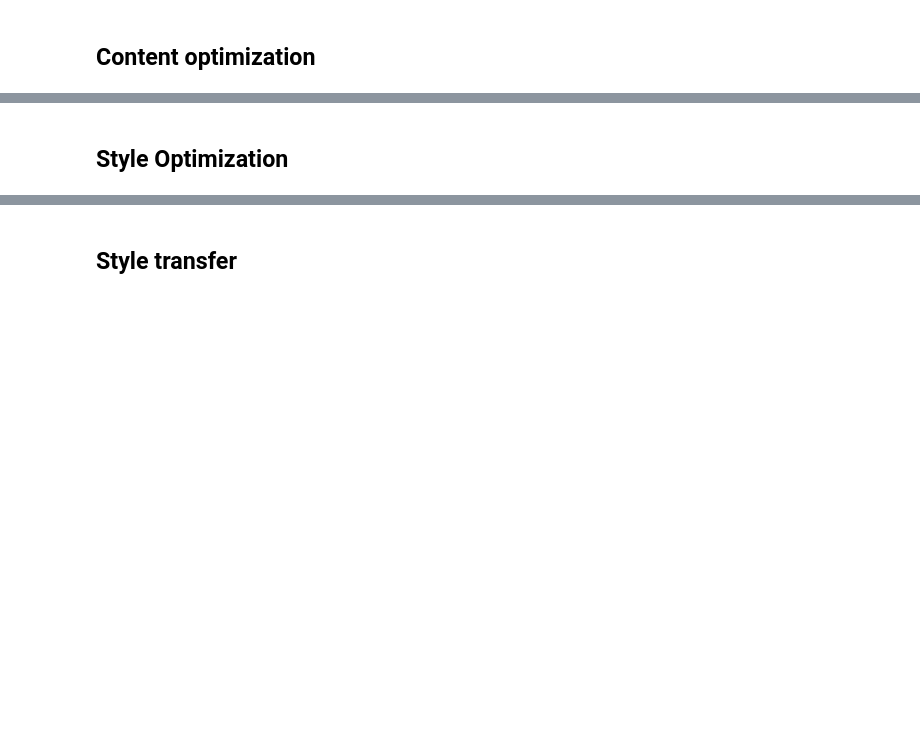
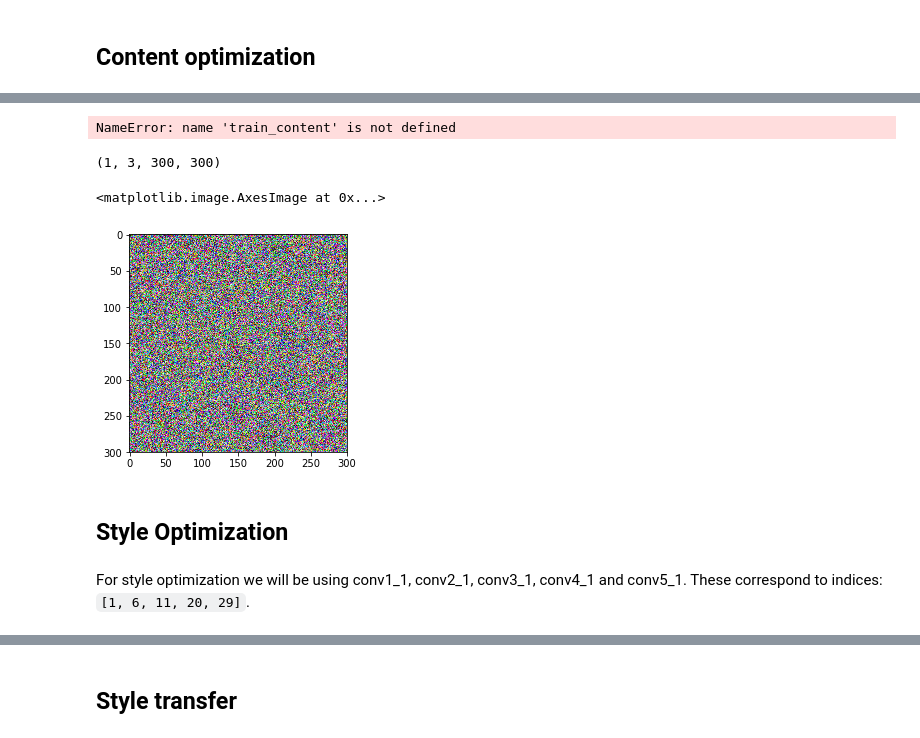
Before and after one commit to yanneta/dl-course, a Jupyter notebook: neural-style-transfer.ipynb, the cells around one changed output, grey strips where cells are left out. Cells and saved outputs as stored; diff of their text form; code cells hidden in the pictures; blank space fills up the shorter version.

```diff
--- a/neural-style-transfer.ipynb
+++ b/neural-style-transfer.ipynb
@@ -232,0 +313,36 @@ Clipping input data to the valid range for imshow with RGB data ([0..1] for floa
+# %%
+def train_content(optimizer, targ_v, im_opt, iters):
+    for i in range(iters):
+        def closure():
+            # constrain image to be between (0,1)
+            im_opt.data.clamp_(0, 1)
+            optimizer.zero_grad()
+            # run the model
+            #out = m_vgg(im_opt)
+            #out2 = Variable(feat.features)
+            #loss = F.mse_loss(out2, targ_v.detach())
+            loss = actn_loss2(im_opt)
+            loss.backward()
+            return loss
+        optimizer.step(closure)
+        if i%50 == 1:
+            print((F.mse_loss(feat.features, targ_v.detach())).item())
+    im_opt.data.clamp_(0, 1)
+    return im_opt
+# %%
+im_opt, optimizer = get_input()
+# %%
+im_opt = train_content(optimizer, targ_v, im_opt, 1000)
+# %% [output]
+NameError: name 'train_content' is not defined
+# %%
+x = im_opt.cpu().detach().numpy()
+x.shape
+# %% [output]
+(1, 3, 300, 300)
+# %%
+x = np.rollaxis(x[0],0,3)
+plt.imshow(x)
+# %% [output]
+<matplotlib.image.AxesImage at 0x...>
+[figure, added]
@@ -233,2 +351,4 @@ Clipping input data to the valid range for imshow with RGB data ([0..1] for floa
 # %% [markdown]
 ## Style Optimization
+# %% [markdown]
+For style optimization we will be using conv1_1, conv2_1, conv3_1, conv4_1 and conv5_1. These correspond to indices: `[1, 6, 11, 20, 29]`.
```
Also changed, not shown: parts of 66 cells of this notebook.
